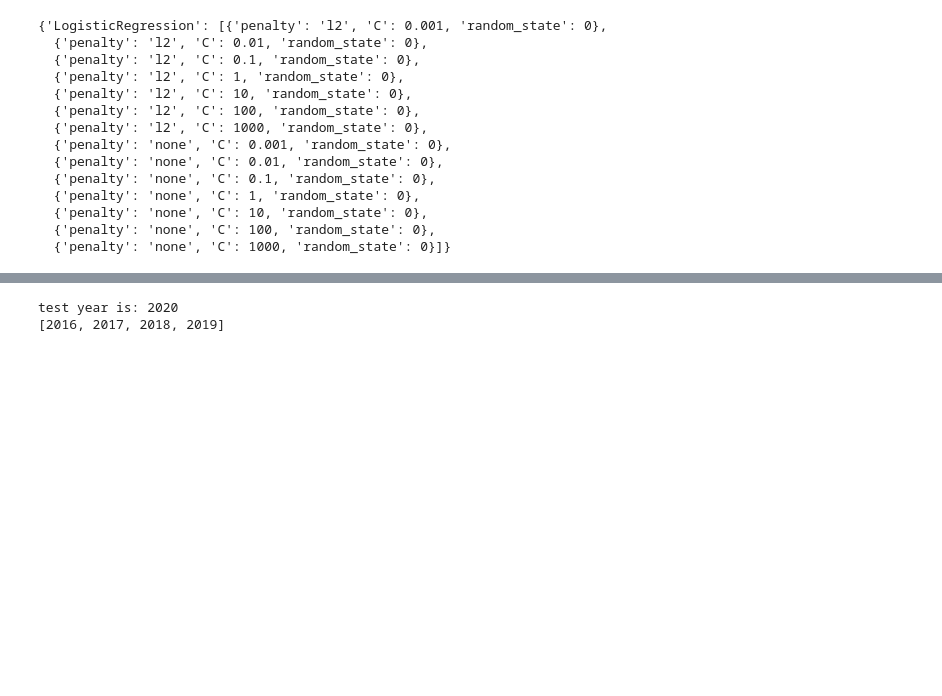
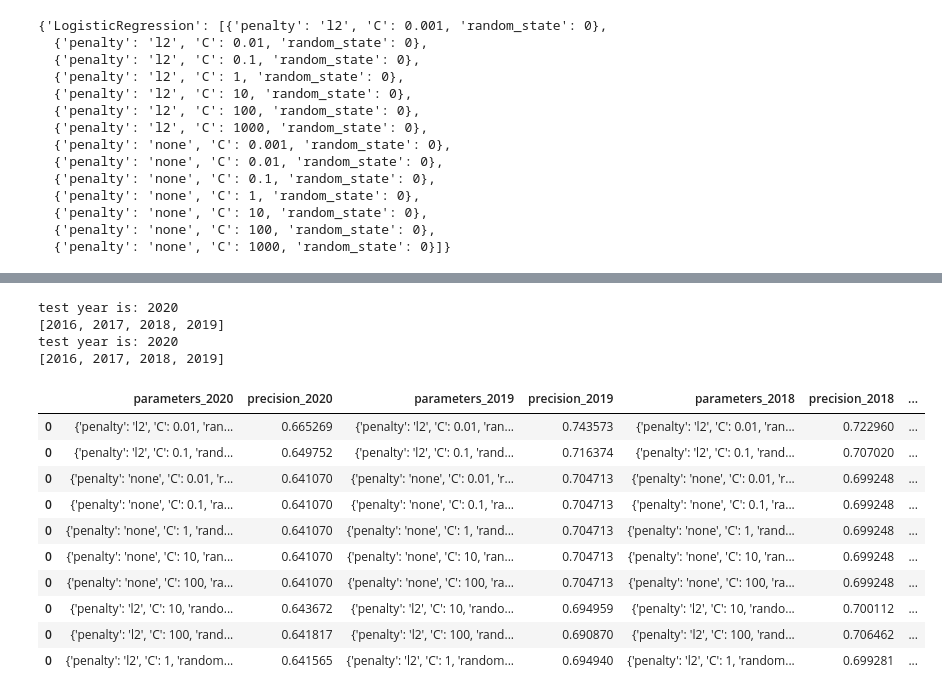
Before and after one commit to Deckart2/capp_30254_crime_forcasting, a Jupyter notebook: scripts/logistic_regression.ipynb, the cells around one changed output, grey strips where cells are left out. Cells and saved outputs as stored; diff of their text form; code cells hidden in the pictures; blank space fills up the shorter version.

```diff
--- a/scripts/logistic_regression.ipynb
+++ b/scripts/logistic_regression.ipynb
@@ -119,0 +98,17 @@ Finished standardizing...
+# %%
+data_list = prep_data(data, "high_crime",
+                                        2, "Year", ["district", "sector",
+                                                    "Month",
+                                                    "Beat", "Watch"])
+
+data_list_pca = prep_data(data, "high_crime",
+                                        2, "Year",
+                          ["district", "sector",
+                                                    "Month",
+                                                    "Beat", "Watch"], pca="yes!",
+                                                  columns_to_pca = ["TOTAL POPULATION", "dist_to_police",
+                                                                   "dist_to_hospital",
+                                                  "count_l_stops", "count_bus_stops",
+                                               "count_metra_stops", "count_restaurants", "count_bars",
+                                               "count_daycares", "count_entertainment", "count_businesses",
+                                               "road_distance_ft"])
@@ -120,12 +133,31 @@ Finished standardizing...
 # %%
+logistic_results_pca = average_grid_searches(LogisticRegression(), "LogisticRegression",
+                          grid,
+                          data_list_pca, "high_crime", 2020)
 logistic_results = average_grid_searches(LogisticRegression(), "LogisticRegression",
                           grid,
                           data_list, "high_crime", 2020)
 # %% [output]
 test year is: 2020
 [2016, 2017, 2018, 2019]
+test year is: 2020
+[2016, 2017, 2018, 2019]
 # %%
 logistic_results.to_csv("../final_data/log_reg_results.csv")
+# %%
+logistic_results_pca
+# %% [output]
+|  | parameters_2020 | precision_2020 | parameters_2019 | precision_2019 | parameters_2018 | precision_2018 | ... |
+| 0 | {'penalty': 'l2', 'C': 0.01, 'ran... | 0.665269 | {'penalty': 'l2', 'C': 0.01, 'ran... | 0.743573 | {'penalty': 'l2', 'C': 0.01, 'ran... | 0.722960 | ... |
+| 0 | {'penalty': 'l2', 'C': 0.1, 'rand... | 0.649752 | {'penalty': 'l2', 'C': 0.1, 'rand... | 0.716374 | {'penalty': 'l2', 'C': 0.1, 'rand... | 0.707020 | ... |
+| 0 | {'penalty': 'none', 'C': 0.01, 'r... | 0.641070 | {'penalty': 'none', 'C': 0.01, 'r... | 0.704713 | {'penalty': 'none', 'C': 0.01, 'r... | 0.699248 | ... |
+| 0 | {'penalty': 'none', 'C': 0.1, 'ra... | 0.641070 | {'penalty': 'none', 'C': 0.1, 'ra... | 0.704713 | {'penalty': 'none', 'C': 0.1, 'ra... | 0.699248 | ... |
+| 0 | {'penalty': 'none', 'C': 1, 'rand... | 0.641070 | {'penalty': 'none', 'C': 1, 'rand... | 0.704713 | {'penalty': 'none', 'C': 1, 'rand... | 0.699248 | ... |
+| 0 | {'penalty': 'none', 'C': 10, 'ran... | 0.641070 | {'penalty': 'none', 'C': 10, 'ran... | 0.704713 | {'penalty': 'none', 'C': 10, 'ran... | 0.699248 | ... |
+| 0 | {'penalty': 'none', 'C': 100, 'ra... | 0.641070 | {'penalty': 'none', 'C': 100, 'ra... | 0.704713 | {'penalty': 'none', 'C': 100, 'ra... | 0.699248 | ... |
+| 0 | {'penalty': 'l2', 'C': 10, 'rando... | 0.643672 | {'penalty': 'l2', 'C': 10, 'rando... | 0.694959 | {'penalty': 'l2', 'C': 10, 'rando... | 0.700112 | ... |
+| 0 | {'penalty': 'l2', 'C': 100, 'rand... | 0.641817 | {'penalty': 'l2', 'C': 100, 'rand... | 0.690870 | {'penalty': 'l2', 'C': 100, 'rand... | 0.706462 | ... |
+| 0 | {'penalty': 'l2', 'C': 1, 'random... | 0.641565 | {'penalty': 'l2', 'C': 1, 'random... | 0.694940 | {'penalty': 'l2', 'C': 1, 'random... | 0.699281 | ... |
 # %%
 logistic_results
 # %% [output]
```
Also changed, not shown: parts of 6 cells of this notebook, 4 other files.
